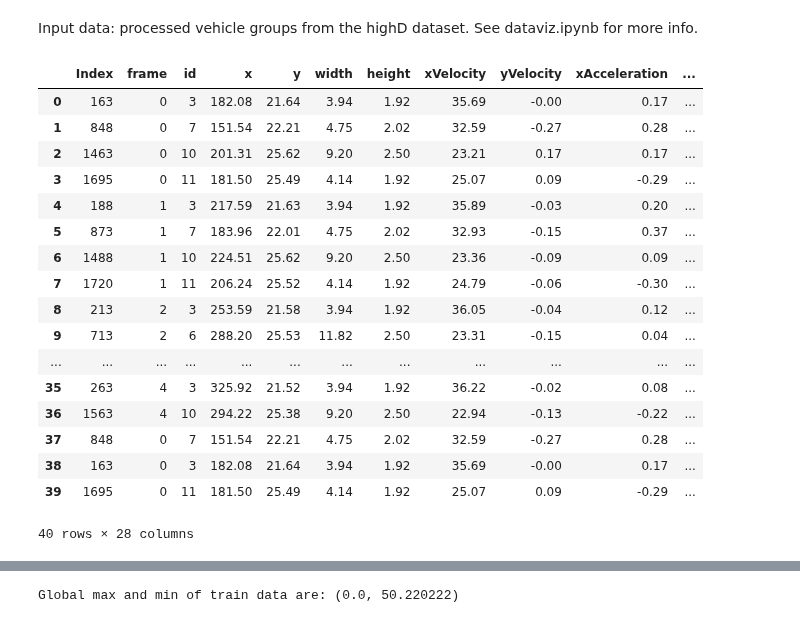
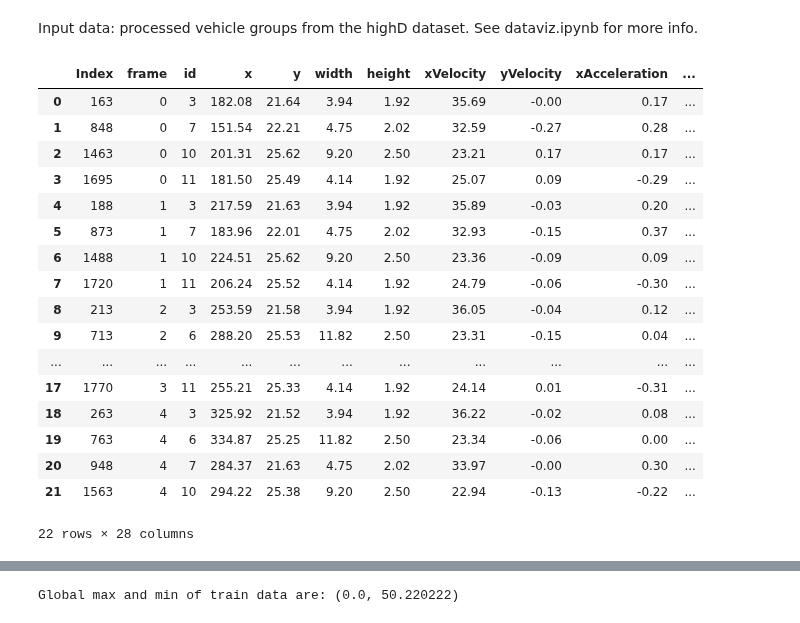
Before and after one commit to lmmartinez97/alphadrive_bp, a Jupyter notebook: highD/preprocessing/field_extraction.ipynb, the cells around one changed output, grey strips where cells are left out. Cells and saved outputs as stored; diff of their text form; code cells hidden in the pictures.

Commit message:
Modified potential field extraction to reflect group history

```diff
--- a/highD/preprocessing/field_extraction.ipynb
+++ b/highD/preprocessing/field_extraction.ipynb
@@ -267,28 +263,28 @@ class PotentialField:
 # %%
 rx = 50 # horizontal semiaxis of ellipse to consider as ROI
 ry = 6 # vertical semiaxis of ellipse to consider as ROI
 sx = 0.5
 sy = 0.1
-df_groups.head(40)
+df_groups.groupby("historical_aggregation_index").get_group(1).head(-1)
 # %% [output]
 |  | Index | frame | id | x | y | width | height | xVelocity | yVelocity | xAcceleration | ... |
 | 0 | 163 | 0 | 3 | 182.08 | 21.64 | 3.94 | 1.92 | 35.69 | -0.00 | 0.17 | ... |
 | 1 | 848 | 0 | 7 | 151.54 | 22.21 | 4.75 | 2.02 | 32.59 | -0.27 | 0.28 | ... |
 | 2 | 1463 | 0 | 10 | 201.31 | 25.62 | 9.20 | 2.50 | 23.21 | 0.17 | 0.17 | ... |
 | 3 | 1695 | 0 | 11 | 181.50 | 25.49 | 4.14 | 1.92 | 25.07 | 0.09 | -0.29 | ... |
 | 4 | 188 | 1 | 3 | 217.59 | 21.63 | 3.94 | 1.92 | 35.89 | -0.03 | 0.20 | ... |
 | 5 | 873 | 1 | 7 | 183.96 | 22.01 | 4.75 | 2.02 | 32.93 | -0.15 | 0.37 | ... |
 | 6 | 1488 | 1 | 10 | 224.51 | 25.62 | 9.20 | 2.50 | 23.36 | -0.09 | 0.09 | ... |
 | 7 | 1720 | 1 | 11 | 206.24 | 25.52 | 4.14 | 1.92 | 24.79 | -0.06 | -0.30 | ... |
 | 8 | 213 | 2 | 3 | 253.59 | 21.58 | 3.94 | 1.92 | 36.05 | -0.04 | 0.12 | ... |
 | 9 | 713 | 2 | 6 | 288.20 | 25.53 | 11.82 | 2.50 | 23.31 | -0.15 | 0.04 | ... |
 | ... | ... | ... | ... | ... | ... | ... | ... | ... | ... | ... | ... |
-| 35 | 263 | 4 | 3 | 325.92 | 21.52 | 3.94 | 1.92 | 36.22 | -0.02 | 0.08 | ... |
-| 36 | 1563 | 4 | 10 | 294.22 | 25.38 | 9.20 | 2.50 | 22.94 | -0.13 | -0.22 | ... |
-| 37 | 848 | 0 | 7 | 151.54 | 22.21 | 4.75 | 2.02 | 32.59 | -0.27 | 0.28 | ... |
-| 38 | 163 | 0 | 3 | 182.08 | 21.64 | 3.94 | 1.92 | 35.69 | -0.00 | 0.17 | ... |
-| 39 | 1695 | 0 | 11 | 181.50 | 25.49 | 4.14 | 1.92 | 25.07 | 0.09 | -0.29 | ... |
+| 17 | 1770 | 3 | 11 | 255.21 | 25.33 | 4.14 | 1.92 | 24.14 | 0.01 | -0.31 | ... |
+| 18 | 263 | 4 | 3 | 325.92 | 21.52 | 3.94 | 1.92 | 36.22 | -0.02 | 0.08 | ... |
+| 19 | 763 | 4 | 6 | 334.87 | 25.25 | 11.82 | 2.50 | 23.34 | -0.06 | 0.00 | ... |
+| 20 | 948 | 4 | 7 | 284.37 | 21.63 | 4.75 | 2.02 | 33.97 | -0.00 | 0.30 | ... |
+| 21 | 1563 | 4 | 10 | 294.22 | 25.38 | 9.20 | 2.50 | 22.94 | -0.13 | -0.22 | ... |
-40 rows × 28 columns
+22 rows × 28 columns
 # %%
 start = time()
 field = PotentialField(rx, ry, sx, sy, df_groups)
```
Also changed, not shown: parts of 2 cells of this notebook, 1 other file.
